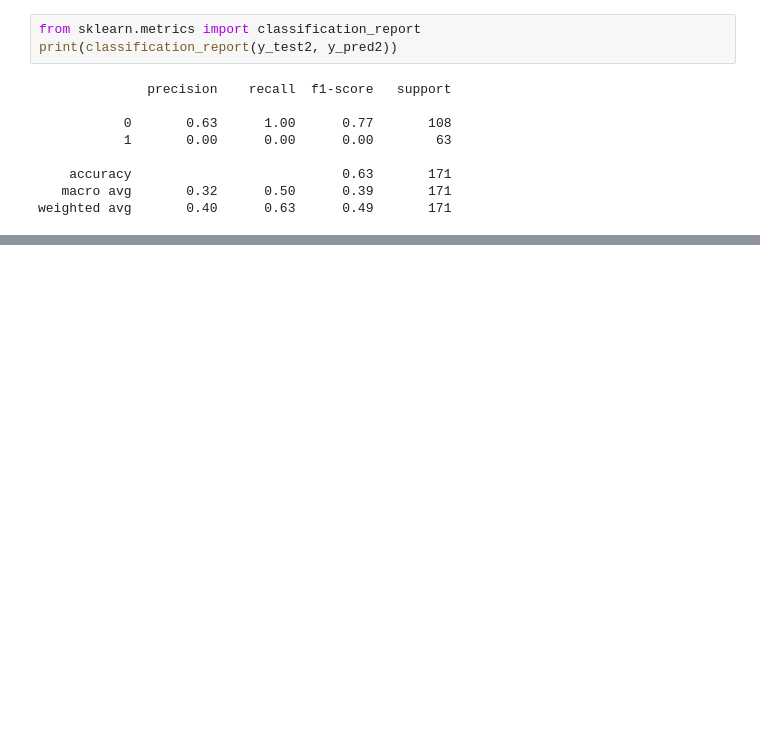
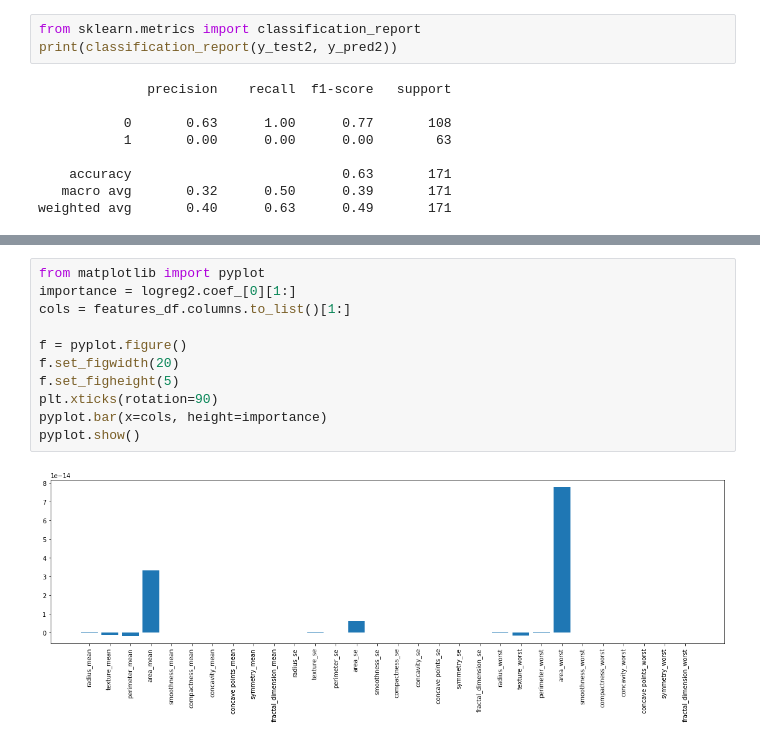
Before and after one commit to benbel376/causal_graph, a Jupyter notebook: notebooks/modeling.ipynb, the cells around one changed output, grey strips where cells are left out. Drawn from its saved outputs; the diff is of its cells as text; blank space fills up the shorter version.

```diff
--- a/notebooks/modeling.ipynb
+++ b/notebooks/modeling.ipynb
@@ -474,0 +487,13 @@ weighted avg       0.40      0.63      0.49       171
+# %%
+from matplotlib import pyplot
+importance = logreg2.coef_[0][1:]
+cols = features_df.columns.to_list()[1:]
+
+f = pyplot.figure()
+f.set_figwidth(20)
+f.set_figheight(5)
+plt.xticks(rotation=90)
+pyplot.bar(x=cols, height=importance)
+pyplot.show()
+# %% [output]
+[figure, added]
```
Also changed, not shown: parts of 2 cells of this notebook.
